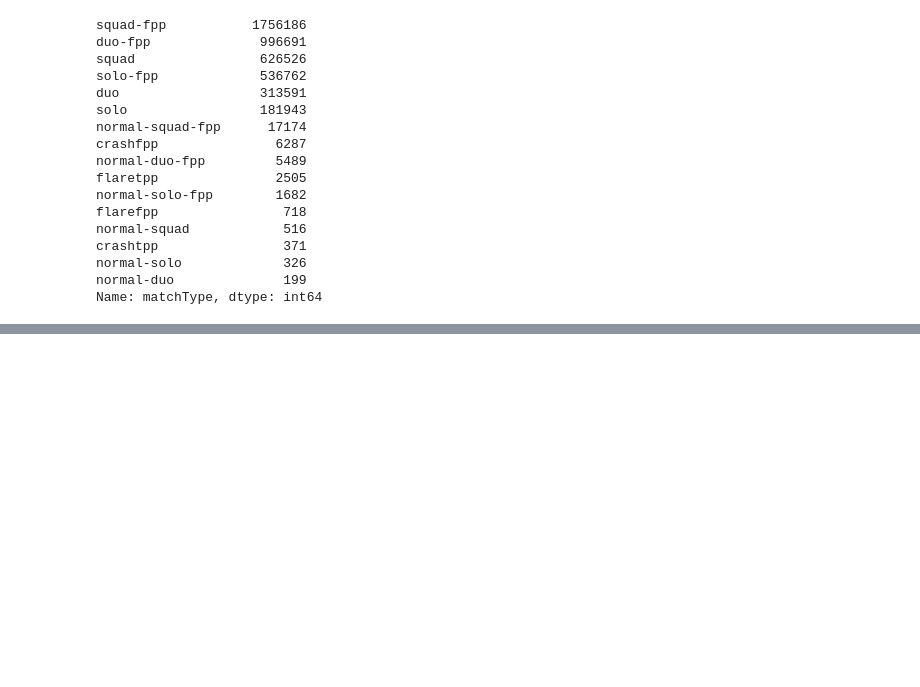
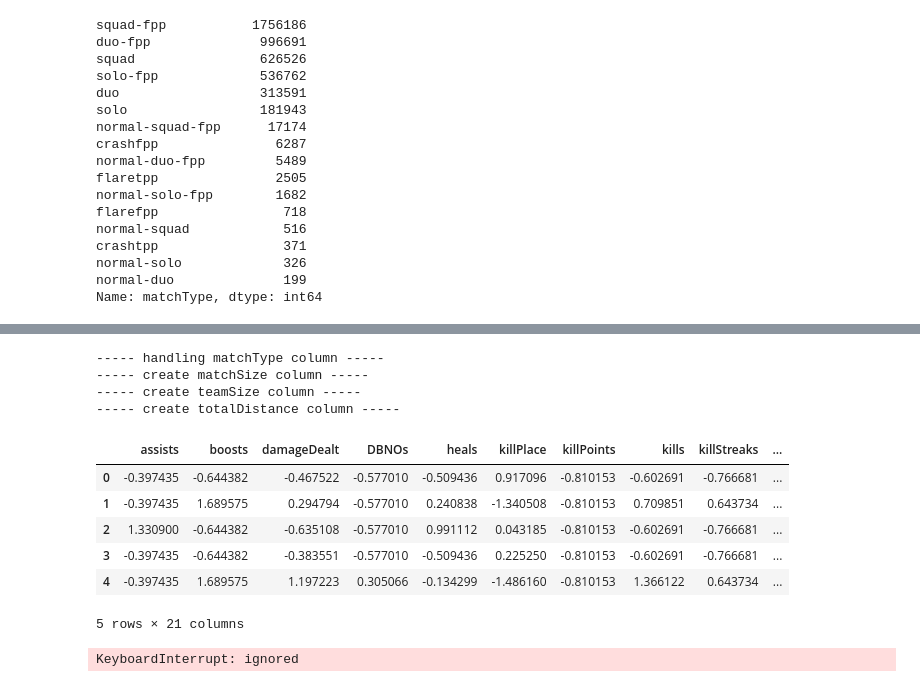
Before and after one commit to redman157/HocML, a Jupyter notebook: PUBG-dataset.ipynb, the cells around one changed output, grey strips where cells are left out. Drawn from its saved outputs; the diff is of its cells as text; code cells hidden in the pictures; blank space fills up the shorter version.

```diff
--- a/PUBG-dataset.ipynb
+++ b/PUBG-dataset.ipynb
@@ -262,0 +361,37 @@ ValueError: ignored
+# %%
+X_test = preprocess_data(test_df_raw)
+X_test = pd.DataFrame(sc.fit_transform(X_test.values), index=X_test.index, columns=X_test.columns)
+X_test.head()
+# %% [output]
+----- handling matchType column -----
+----- create matchSize column -----
+----- create teamSize column -----
+----- create totalDistance column -----
+|  | assists | boosts | damageDealt | DBNOs | heals | killPlace | killPoints | kills | killStreaks | ... |
+| 0 | -0.397435 | -0.644382 | -0.467522 | -0.577010 | -0.509436 | 0.917096 | -0.810153 | -0.602691 | -0.766681 | ... |
+| 1 | -0.397435 | 1.689575 | 0.294794 | -0.577010 | 0.240838 | -1.340508 | -0.810153 | 0.709851 | 0.643734 | ... |
+| 2 | 1.330900 | -0.644382 | -0.635108 | -0.577010 | 0.991112 | 0.043185 | -0.810153 | -0.602691 | -0.766681 | ... |
+| 3 | -0.397435 | -0.644382 | -0.383551 | -0.577010 | -0.509436 | 0.225250 | -0.810153 | -0.602691 | -0.766681 | ... |
+| 4 | -0.397435 | 1.689575 | 1.197223 | 0.305066 | -0.134299 | -1.486160 | -0.810153 | 1.366122 | 0.643734 | ... |
+5 rows × 21 columns
+# %%
+params = {
+    'num_leaves': 2048,
+    'learning_rate': 0.01,
+    'n_estimators': 1000,
+    #'max_depth':10,
+    'min_data_in_leaf': 400,
+    'max_bin': 1000,
+    #'bagging_fraction':0.8,
+    #'bagging_freq':5,
+    #'feature_fraction':0.9,
+    #'verbose':50,
+    #'boosting_type': 'rf',
+    'random_state': 42,
+    'objective' : 'regression',
+    'metric': 'mae'
+    }
+model = lgb.LGBMRegressor(**params, verbose=2, n_jobs=4, silent=False)
+model.fit(X_train, y_train, eval_metric= 'mae')
+# %% [output]
+KeyboardInterrupt: ignored
```
Also changed, not shown: parts of 15 cells of this notebook.
